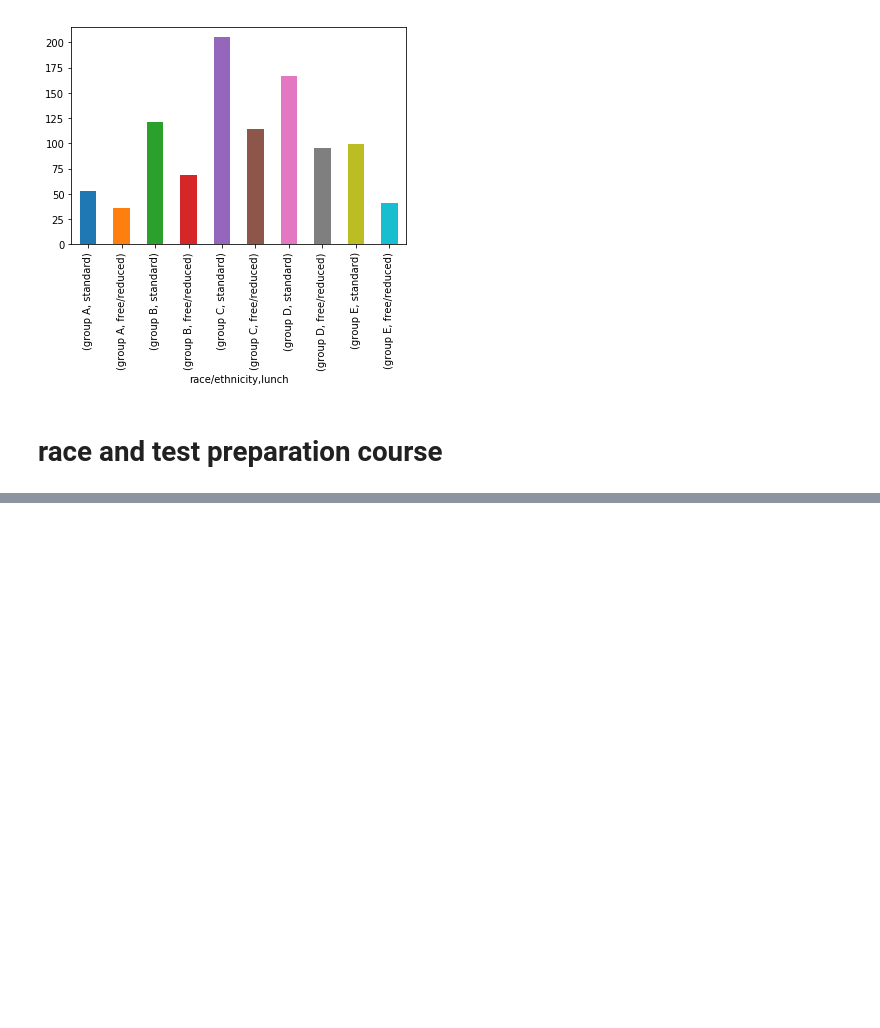
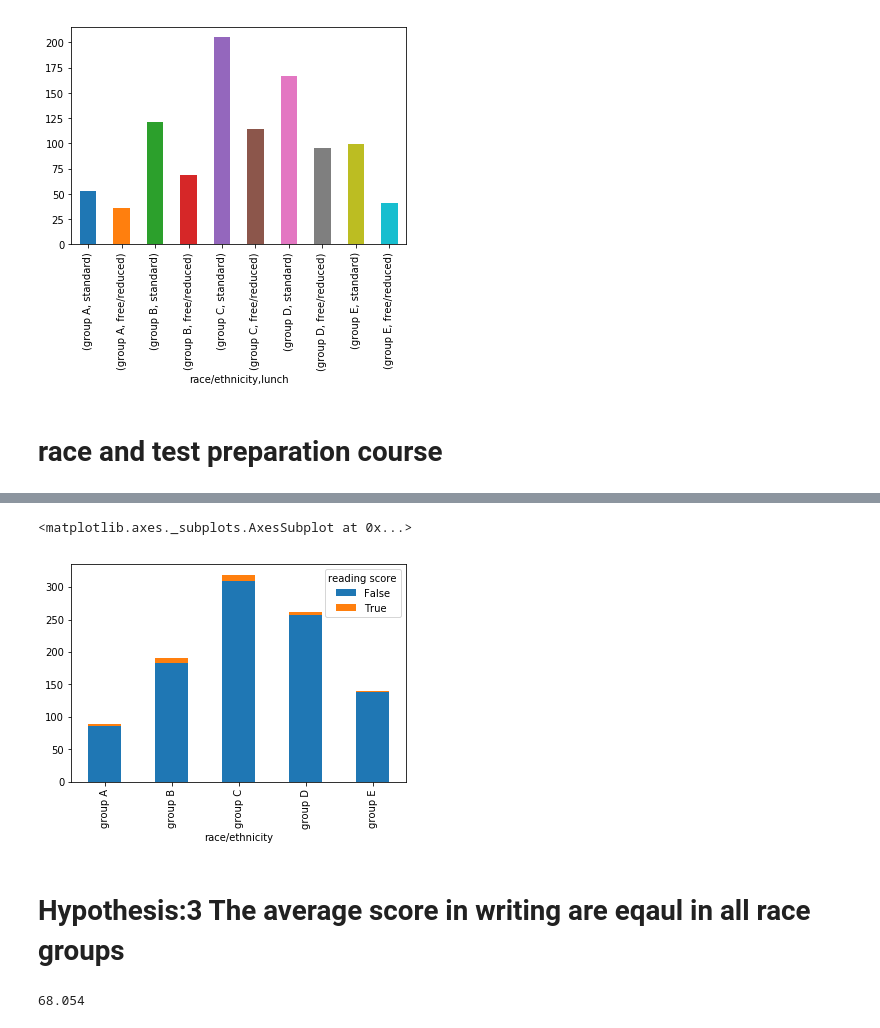
Before and after one commit to mahatnino/Student-Performance-Project-I-, a Jupyter notebook: Race/Data Visualization and Hypothesis testing .ipynb, the cells around one changed output, grey strips where cells are left out. Cells and saved outputs as stored; diff of their text form; code cells hidden in the pictures; blank space fills up the shorter version.

```diff
--- a/Race/Data Visualization and Hypothesis testing .ipynb
+++ b/Race/Data Visualization and Hypothesis testing .ipynb
@@ -90,0 +135,11 @@ df['lunch'].groupby(df['race/ethnicity']).value_counts().plot.bar()
+# %%
+pd.crosstab(df['race/ethnicity'],df['reading score']<40).plot.bar(stacked = True)
+# %% [output]
+<matplotlib.axes._subplots.AxesSubplot at 0x...>
+[figure, added]
+# %% [markdown]
+# Hypothesis:3 The average score in writing are eqaul in all race groups
+# %%
+df['writing score'].mean()
+# %% [output]
+68.054
```
Also changed, not shown: parts of 17 cells of this notebook.
